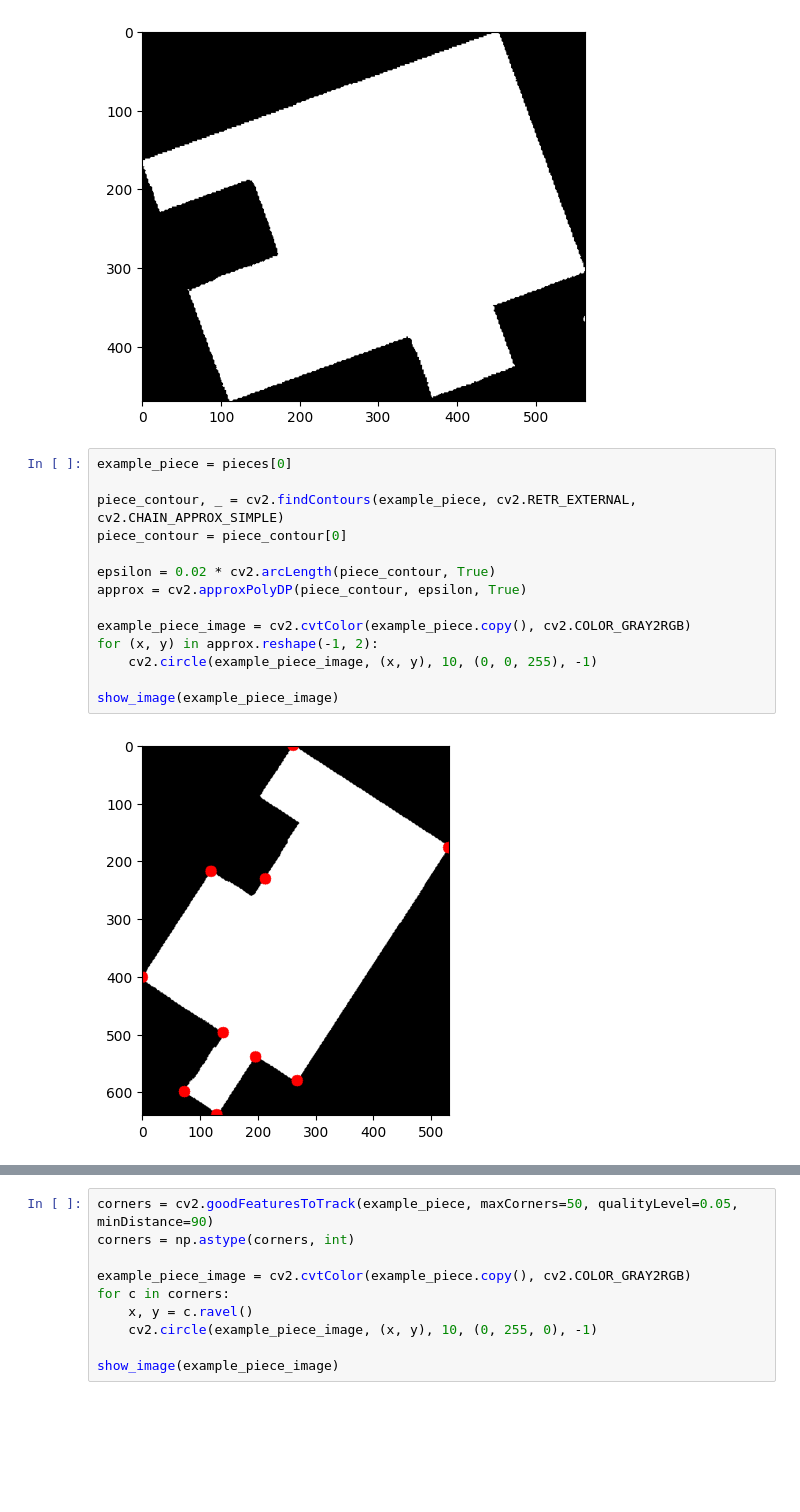
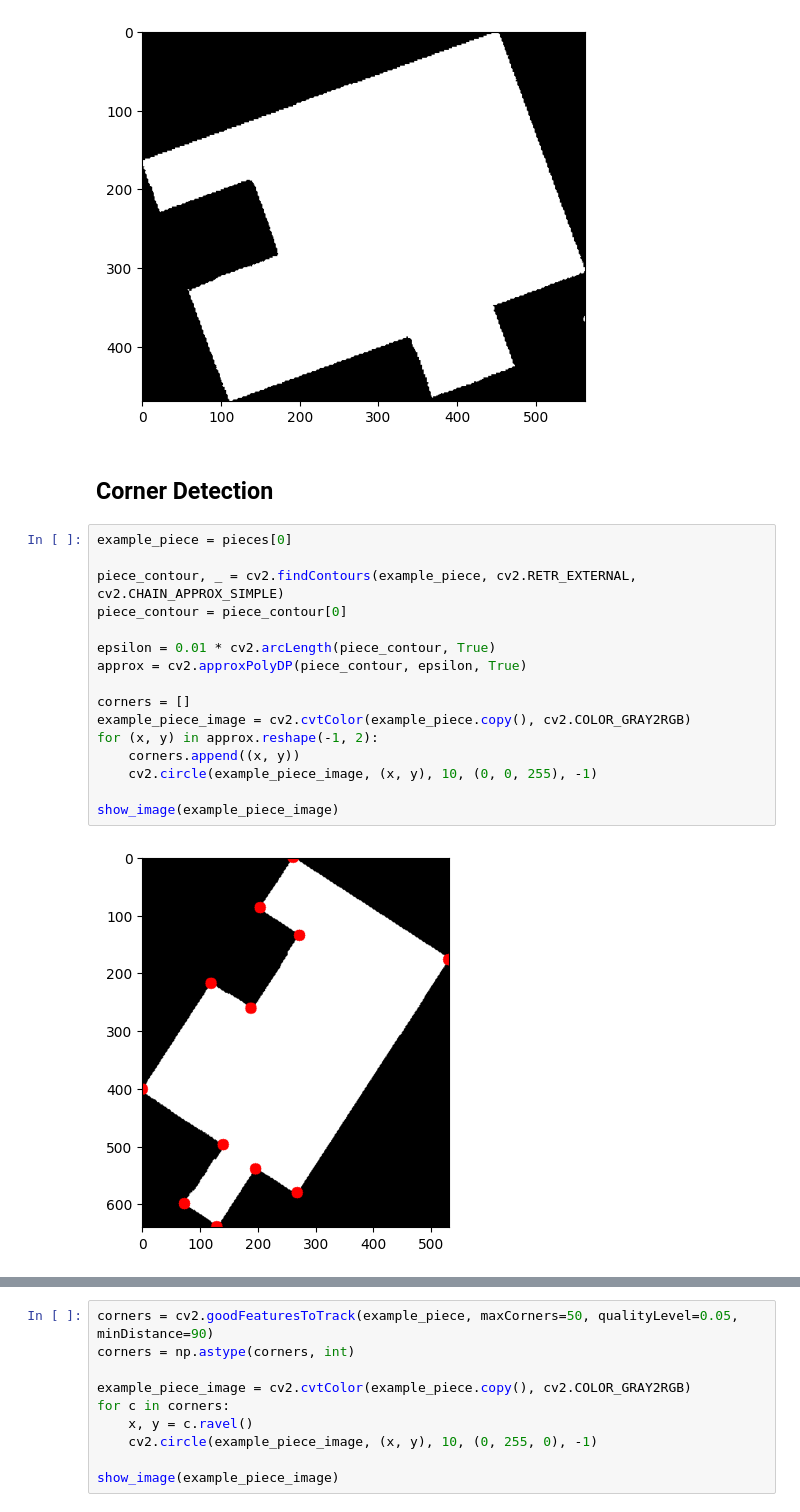
Before and after one commit to Mcapozzolo/PuzzleSimulator, a Jupyter notebook: image_processing/poc_opencv_01.ipynb, the cells around one changed output, grey strips where cells are left out. Saved outputs shown, nothing was run; the diff lists cells and outputs as text; blank space fills up the shorter version.

Commit message:
Detecting piece corners

```diff
--- a/image_processing/poc_opencv_01.ipynb
+++ b/image_processing/poc_opencv_01.ipynb
@@ -55,19 +62,23 @@ for c in contours:
 [figure]
 [figure]
 [figure]
+# %% [markdown]
+## Corner Detection
 # %%
 example_piece = pieces[0]
 
 piece_contour, _ = cv2.findContours(example_piece, cv2.RETR_EXTERNAL, cv2.CHAIN_APPROX_SIMPLE)
 piece_contour = piece_contour[0]
 
-epsilon = 0.02 * cv2.arcLength(piece_contour, True)
+epsilon = 0.01 * cv2.arcLength(piece_contour, True)
 approx = cv2.approxPolyDP(piece_contour, epsilon, True)
 
+corners = []
 example_piece_image = cv2.cvtColor(example_piece.copy(), cv2.COLOR_GRAY2RGB)
 for (x, y) in approx.reshape(-1, 2):
+    corners.append((x, y))
     cv2.circle(example_piece_image, (x, y), 10, (0, 0, 255), -1)
 
 show_image(example_piece_image)
 # %% [output]
-[figure, old version]
+[figure, new version]
```
Also changed, not shown: parts of 8 cells of this notebook.
